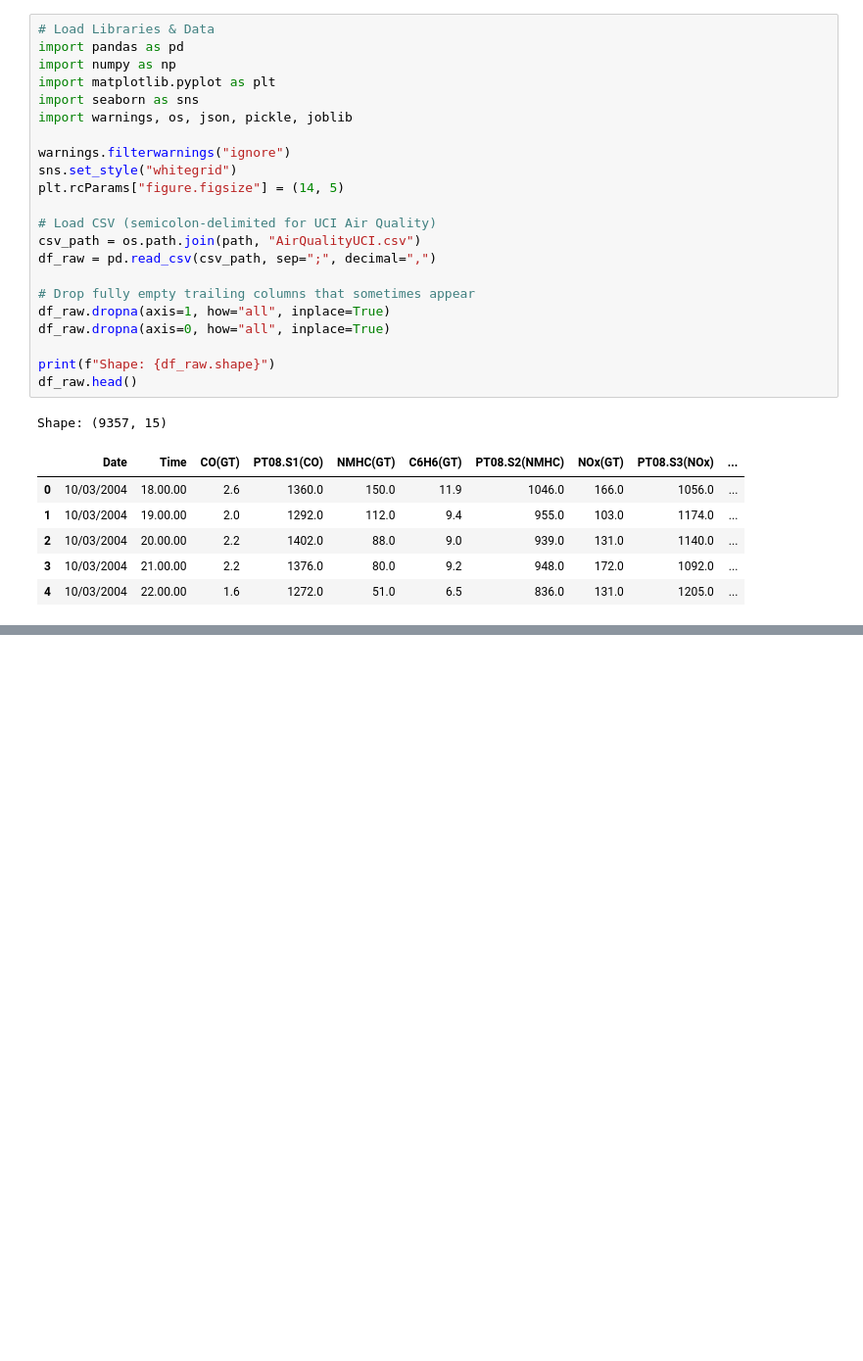
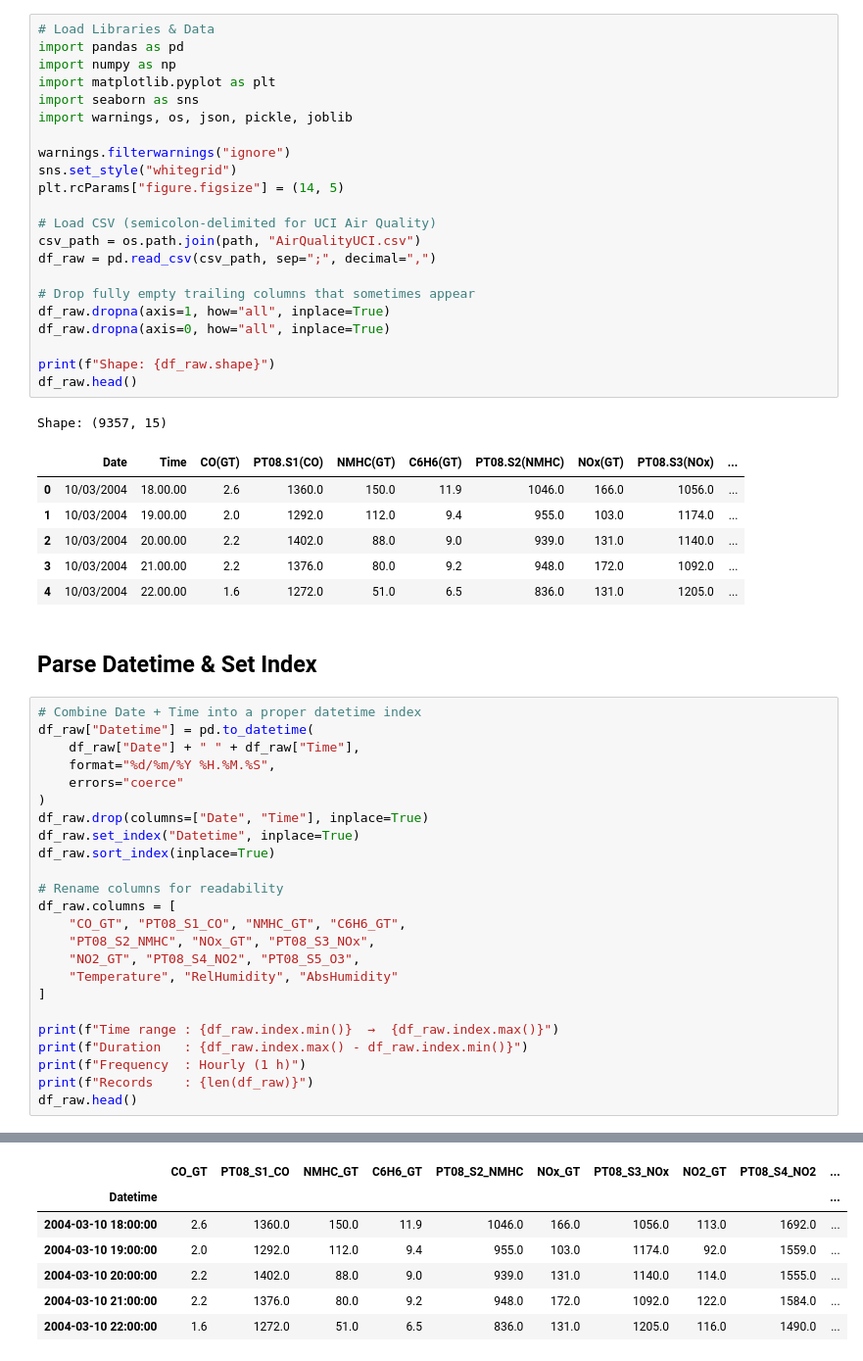
Before and after one commit to icyeza/airquality, a Jupyter notebook: airquality.ipynb, the cells around one changed output, grey strips where cells are left out. Shown at 98% size. Saved outputs shown, nothing was run; the diff lists cells and outputs as text; blank space fills up the shorter version.

```diff
--- a/airquality.ipynb
+++ b/airquality.ipynb
@@ -48,3 +48,30 @@ Shape: (9357, 15)
 | 2 | 10/03/2004 | 20.00.00 | 2.2 | 1402.0 | 88.0 | 9.0 | 939.0 | 131.0 | 1140.0 | ... |
 | 3 | 10/03/2004 | 21.00.00 | 2.2 | 1376.0 | 80.0 | 9.2 | 948.0 | 172.0 | 1092.0 | ... |
 | 4 | 10/03/2004 | 22.00.00 | 1.6 | 1272.0 | 51.0 | 6.5 | 836.0 | 131.0 | 1205.0 | ... |
+# %% [markdown]
+## Parse Datetime & Set Index
+# %%
+# Combine Date + Time into a proper datetime index
+df_raw["Datetime"] = pd.to_datetime(
+    df_raw["Date"] + " " + df_raw["Time"],
+    format="%d/%m/%Y %H.%M.%S",
+    errors="coerce"
+)
+df_raw.drop(columns=["Date", "Time"], inplace=True)
+df_raw.set_index("Datetime", inplace=True)
+df_raw.sort_index(inplace=True)
+
+# Rename columns for readability
+df_raw.columns = [
+    "CO_GT", "PT08_S1_CO", "NMHC_GT", "C6H6_GT",
+    "PT08_S2_NMHC", "NOx_GT", "PT08_S3_NOx",
+    "NO2_GT", "PT08_S4_NO2", "PT08_S5_O3",
+    "Temperature", "RelHumidity", "AbsHumidity"
+]
+
+print(f"Time range : {df_raw.index.min()}  →  {df_raw.index.max()}")
+print(f"Duration   : {df_raw.index.max() - df_raw.index.min()}")
+print(f"Frequency  : Hourly (1 h)")
+print(f"Records    : {len(df_raw)}")
+df_raw.head()
+# %% [output]
@@ -50,0 +82,7 @@ Shape: (9357, 15)
+|  | CO_GT | PT08_S1_CO | NMHC_GT | C6H6_GT | PT08_S2_NMHC | NOx_GT | PT08_S3_NOx | NO2_GT | PT08_S4_NO2 | ... |
+| Datetime |  |  |  |  |  |  |  |  |  | ... |
+| 2004-03-10 18:00:00 | 2.6 | 1360.0 | 150.0 | 11.9 | 1046.0 | 166.0 | 1056.0 | 113.0 | 1692.0 | ... |
+| 2004-03-10 19:00:00 | 2.0 | 1292.0 | 112.0 | 9.4 | 955.0 | 103.0 | 1174.0 | 92.0 | 1559.0 | ... |
+| 2004-03-10 20:00:00 | 2.2 | 1402.0 | 88.0 | 9.0 | 939.0 | 131.0 | 1140.0 | 114.0 | 1555.0 | ... |
+| 2004-03-10 21:00:00 | 2.2 | 1376.0 | 80.0 | 9.2 | 948.0 | 172.0 | 1092.0 | 122.0 | 1584.0 | ... |
+| 2004-03-10 22:00:00 | 1.6 | 1272.0 | 51.0 | 6.5 | 836.0 | 131.0 | 1205.0 | 116.0 | 1490.0 | ... |
```
Also changed, not shown: parts of 5 cells of this notebook.
